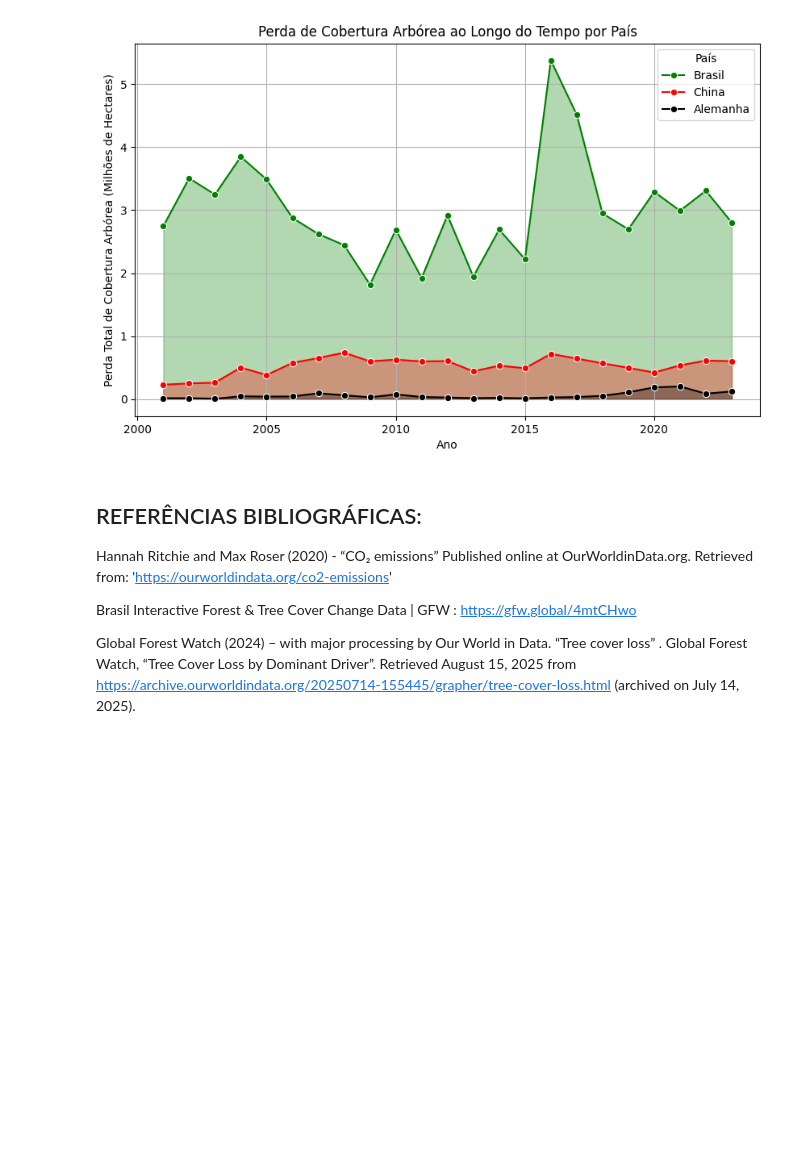
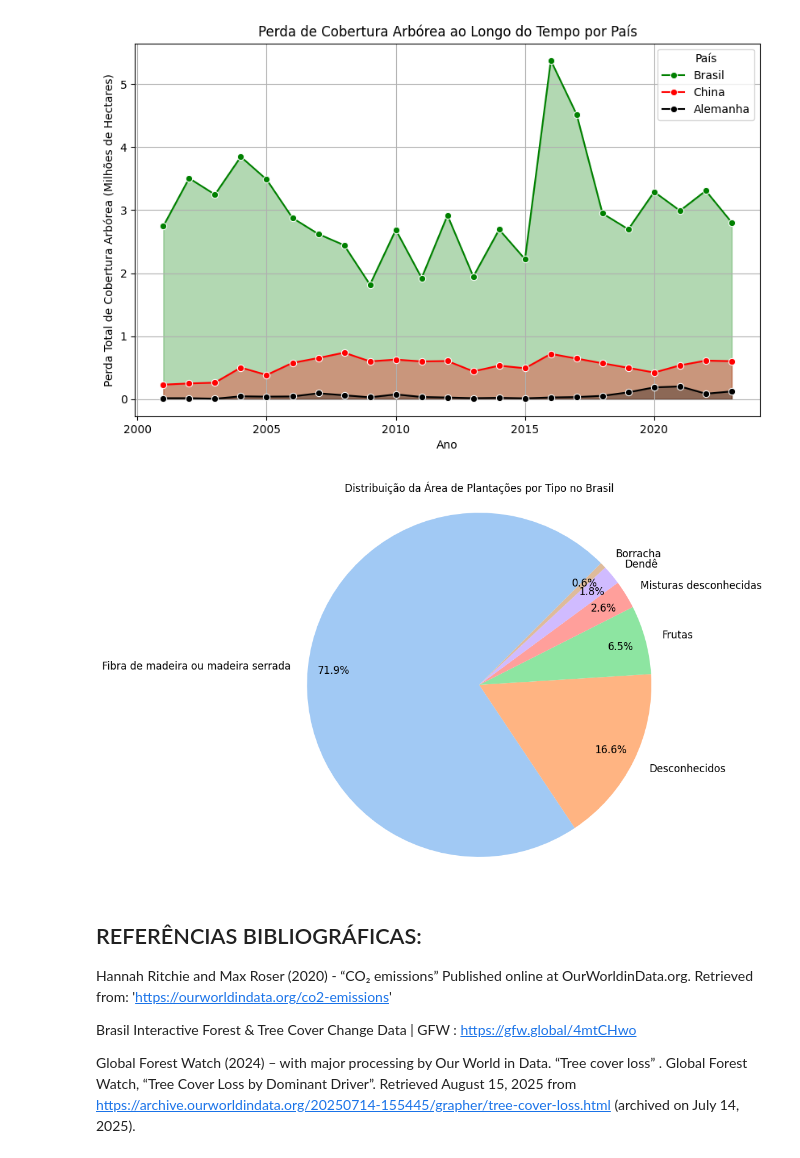
Before and after one commit to marcoswilky/case_tecnico_, a Jupyter notebook: case_tecnico_codigos.ipynb, the cells around one changed output. Drawn from its saved outputs; the diff is of its cells as text; code cells hidden in the pictures; blank space fills up the shorter version.

```diff
--- a/case_tecnico_codigos.ipynb
+++ b/case_tecnico_codigos.ipynb
@@ -172,6 +171,26 @@ plt.legend(handles, translated_labels, title='País')
 plt.show()
 # %% [output]
 [figure]
+# %%
+url_plantacoes = '/content/treecover_extent_in__in_plantations__ha.csv'
+plantacoes_brasil = pd.read_csv(url_plantacoes)
+# %%
+plt.figure(figsize=(8, 8))
+labels_portuguese = {
+    'Wood fiber or timber': 'Fibra de madeira ou madeira serrada',
+    'Unknown': 'Desconhecidos',
+    'Fruit': 'Frutas',
+    'Unknown mix': 'Misturas desconhecidas',
+    'Oil palm': 'Dendê',
+    'Rubber': 'Borracha'
+}
+labels = [labels_portuguese[label] for label in plantacoes_brasil['gfw_planted_forests__type']]
+plt.pie(plantacoes_brasil['area__ha'], labels=labels, autopct='%1.1f%%', startangle=45, colors=sns.color_palette('pastel')[0:len(plantacoes_brasil)], pctdistance=0.85, textprops={'fontsize': 12})
+plt.title('Distribuição da Área de Plantações por Tipo no Brasil')
+plt.axis('equal')
+plt.show()
+# %% [output]
+[figure, added]
 # %% [markdown]
 ## REFERÊNCIAS BIBLIOGRÁFICAS:
 
```
Also changed, not shown: parts of 3 cells of this notebook.
